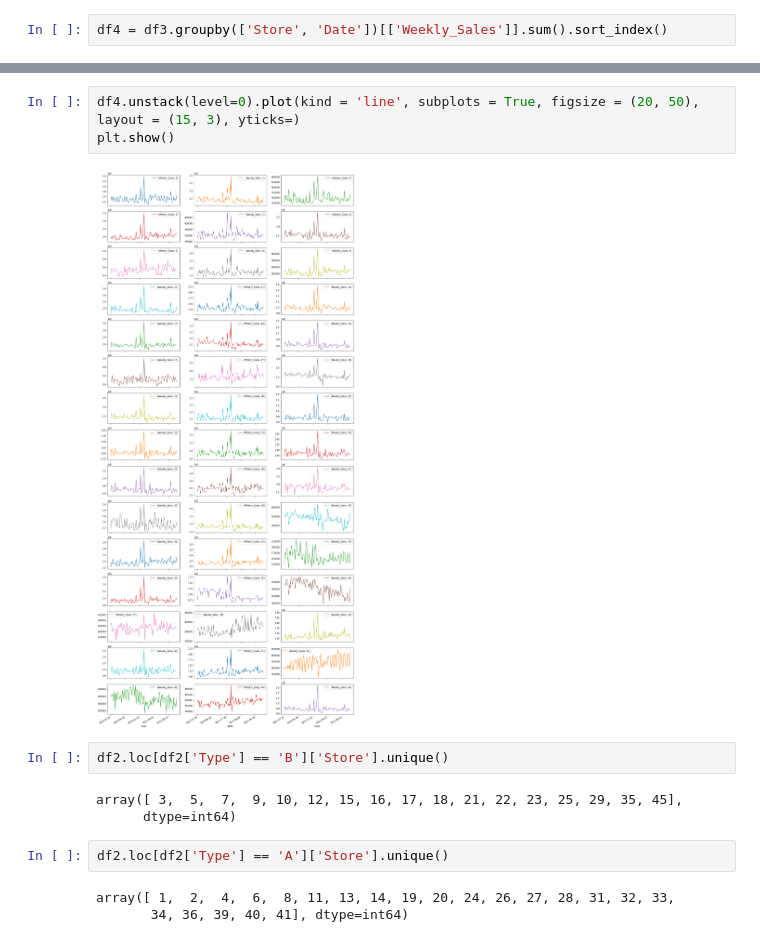
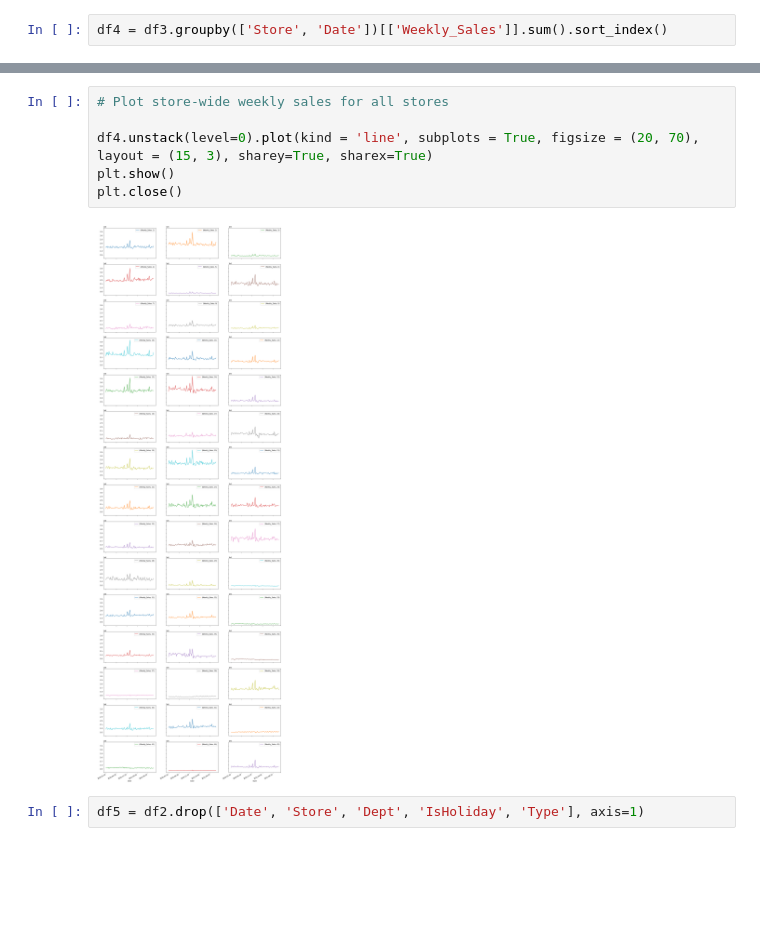
Before and after one commit to Dylan-C-Neal/capstone1-retail_forecasting, a Jupyter notebook: notebooks/C1S2-retail_forecasting.ipynb, the cells around one changed output, grey strips where cells are left out. Saved outputs shown, nothing was run; the diff lists cells and outputs as text; blank space fills up the shorter version.

Commit message:
Saving EDA progress after trying Pearson Plot

```diff
--- a/notebooks/C1S2-retail_forecasting.ipynb
+++ b/notebooks/C1S2-retail_forecasting.ipynb
@@ -43,16 +50,11 @@ df4 = df3.groupby(['Store', 'Date'])[['Weekly_Sales']].sum().sort_index()
 # %%
-df4.unstack(level=0).plot(kind = 'line', subplots = True, figsize = (20, 50), layout = (15, 3), yticks=)
+# Plot store-wide weekly sales for all stores
+
+df4.unstack(level=0).plot(kind = 'line', subplots = True, figsize = (20, 70), layout = (15, 3), sharey=True, sharex=True)
 plt.show()
+plt.close()
 # %% [output]
-[figure, old version]
+[figure, new version]
-# %%
-df2.loc[df2['Type'] == 'B']['Store'].unique()
-# %% [output]
-array([ 3,  5,  7,  9, 10, 12, 15, 16, 17, 18, 21, 22, 23, 25, 29, 35, 45],
-      dtype=int64)
-# %%
-df2.loc[df2['Type'] == 'A']['Store'].unique()
-# %% [output]
-array([ 1,  2,  4,  6,  8, 11, 13, 14, 19, 20, 24, 26, 27, 28, 31, 32, 33,
-       34, 36, 39, 40, 41], dtype=int64)
+# %%
+df5 = df2.drop(['Date', 'Store', 'Dept', 'IsHoliday', 'Type'], axis=1)
 # %%
```
Also changed, not shown: parts of 10 cells of this notebook.
